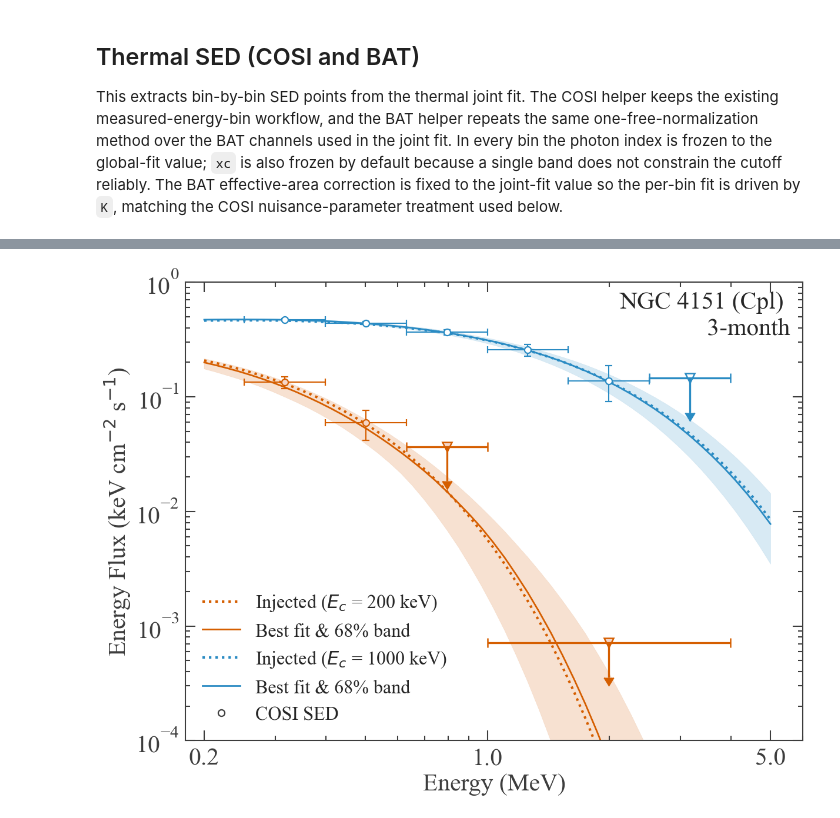
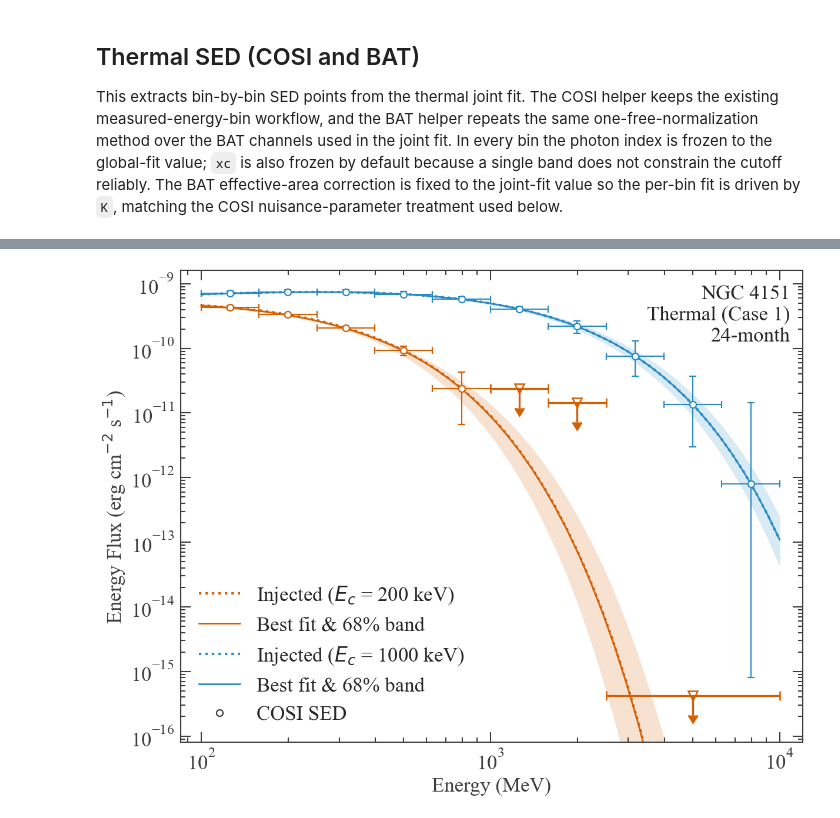
Before and after one commit to parshadkp/cosipy, a Jupyter notebook: docs/tutorials/spectral_fits/continuum_fit/AGN/AGN_Corona_Paper_Plots_TH.ipynb, the cells around one changed output, grey strips where cells are left out. Cells and saved outputs as stored; diff of their text form; code cells hidden in the pictures.

```diff
--- a/docs/tutorials/spectral_fits/continuum_fit/AGN/AGN_Corona_Paper_Plots_TH.ipynb
+++ b/docs/tutorials/spectral_fits/continuum_fit/AGN/AGN_Corona_Paper_Plots_TH.ipynb
@@ -341,7 +146,7 @@ NGC4151_ec200_bkg = NGC4151_ec200 + bkg
 
 # full_bkg = Histogram.open(data_path /  "DC4_Files/Total_DC4_BG_3months_binned_data_filtered_with_SAAcut_withSAAbck.hdf5")*multiplier_4151
 # %%
-NGC4151_ec1000 = Histogram.open(data_path/"AGN_Data/GammaRay/Paper_Models/NGC_4151_ec1000_DC3_COSI_cpl.hdf5")*multiplier_4151
+NGC4151_ec1000 = Histogram.open(data_path/"AGN_Data/GammaRay/Paper_Models/NGC4151_ec_1000_DC4_COSI_cpl_60_fovCut.hdf5")*multiplier_4151
 NGC4151_ec1000.axes["Em"].axis_scale = bkg.axes["Em"].axis_scale
 NGC4151_ec1000 = NGC4151_ec1000.to(
     unit=bkg.unit,
@@ -734,9 +558,8 @@ def _fit_includes_dataset(fit_results, dataset_name):
 has_bat_fit_200 = _fit_includes_dataset(results, 'BAT')
 has_bat_fit_1000 = _fit_includes_dataset(results_ec1000, 'BAT')
 has_any_bat_fit = has_bat_fit_200 or has_bat_fit_1000
-
-flux_energy_min_keV = 40 if has_any_bat_fit else 200
-flux_energy_max_keV = 5000
+flux_energy_min_keV = 100
+flux_energy_max_keV = 10000
 energy = np.geomspace(flux_energy_min_keV * u.keV, flux_energy_max_keV * u.keV).to_value(u.keV)
 
 flux_lo = np.zeros_like(energy)
@@ -1878,5 +1722,5 @@ display(
 # %%
-n_thermal_sed_bins = 6
+n_thermal_sed_bins = 10
 
 # # Manual Scan
 # thermal_cosi_sed_df_ec1000 = fit_thermal_cosi_sed(
@@ -1909,8 +1753,8 @@ thermal_cosi_sed_df_ec1000 = fit_thermal_cosi_sed(
     error_estimation='minos_then_manual',
     manual_k_profile_points=81,
     manual_one_sided_mode='lower_bound_interval',
-    energy_min_keV=200,
-    energy_max_keV=5000,
+    energy_min_keV=100,
+    energy_max_keV=10000,
     scan_expand_factor=1e3,
 )
 
@@ -1921,9 +1765,9 @@ display(
             "e_min_keV",
             "e_max_keV",
             "e_ref_keV",
-            "bin_energy_flux_keV_cm2_s",
-            "bin_energy_flux_lo_keV_cm2_s",
-            "bin_energy_flux_hi_keV_cm2_s",
+            "bin_energy_flux_erg_cm2_s",
+            "bin_energy_flux_lo_erg_cm2_s",
+            "bin_energy_flux_hi_erg_cm2_s",
         ]
     ]
 )
@@ -1978,5 +1829,5 @@ display(
 # %%
-FONT_SIZE = 30
+FONT_SIZE = 25
 
 plt.rcParams["agg.path.chunksize"] = 10000
 plt.rcParams.update({"font.size": FONT_SIZE})
@@ -2015,14 +1866,14 @@ def _plot_sed_points(ax, det, ul, marker, color, facecolor, label):
     if not det.empty:
         detection_yerr = np.vstack(
             [
-                np.maximum(det['sed_keV_cm2_s'] - det['sed_lo_keV_cm2_s'], 0),
-                np.maximum(det['sed_hi_keV_cm2_s'] - det['sed_keV_cm2_s'], 0),
+                np.maximum(det['sed_erg_cm2_s'] - det['sed_lo_erg_cm2_s'], 0),
+                np.maximum(det['sed_hi_erg_cm2_s'] - det['sed_erg_cm2_s'], 0),
             ]
         )
 
         ax.errorbar(
             det['e_ref_keV'],
-            det['sed_keV_cm2_s'],
+            det['sed_erg_cm2_s'],
             xerr=_make_xerr(det),
             yerr=detection_yerr,
             fmt=marker,
@@ -2038,7 +1889,7 @@ def _plot_sed_points(ax, det, ul, marker, color, facecolor, label):
         )
 
     if not ul.empty:
-        upper_y = ul['sed_hi_keV_cm2_s'].to_numpy()
+        upper_y = ul['sed_hi_erg_cm2_s'].to_numpy()
         upper_yerr = np.maximum(0.5 * upper_y, np.finfo(float).tiny)
 
         ax.errorbar(
@@ -2114,7 +1965,7 @@ FACE_1000 = 'white'
 
 ax.plot(
     energy,
-    energy * energy * flux_inj,
+    SED_KEV_TO_ERG * energy * energy * flux_inj,
     color=COLOR_200,
     ls=':',
     lw=3,
@@ -2122,22 +1973,22 @@ ax.plot(
 )
 ax.plot(
     energy,
-    energy * energy * flux_median,
+    SED_KEV_TO_ERG * energy * energy * flux_median,
     color=COLOR_200,
     lw=2,
     label=f'{fit_label} ($E_{{c}}$ = 200 keV)',
 )
 ax.fill_between(
     energy,
-    energy * energy * flux_lo,
-    energy * energy * flux_hi,
+    SED_KEV_TO_ERG * energy * energy * flux_lo,
+    SED_KEV_TO_ERG * energy * energy * flux_hi,
     alpha=0.18,
     color=COLOR_200,
 )
 
 ax.plot(
     energy,
-    energy * energy * flux_inj_ec1000,
+    SED_KEV_TO_ERG * energy * energy * flux_inj_ec1000,
     color=COLOR_1000,
     ls=':',
     lw=3,
@@ -2145,15 +1996,15 @@ ax.plot(
 )
 ax.plot(
     energy,
-    energy * energy * flux_median_ec1000,
+    SED_KEV_TO_ERG * energy * energy * flux_median_ec1000,
     color=COLOR_1000,
     lw=2,
     label=f'{fit_label} ($E_{{c}}$ = 1000 keV)',
 )
 ax.fill_between(
     energy,
-    energy * energy * flux_lo_ec1000,
-    energy * energy * flux_hi_ec1000,
+    SED_KEV_TO_ERG * energy * energy * flux_lo_ec1000,
+    SED_KEV_TO_ERG * energy * energy * flux_hi_ec1000,
     alpha=0.18,
     color=COLOR_1000,
 )
@@ -2164,7 +2015,7 @@ _plot_sed_points(
     ul_cosi_200,
     marker='o',
     color=COLOR_200,
-    facecolor=FACE_200,
+    facecolor='white',
     label=f'COSI bin-by-bin SED ($E_{{c}}$ = 200 keV; {len(det_cosi_200)} detections out of {n_cosi_sed_bins_200} bins)',
 )
 _plot_sed_points(
@@ -2173,7 +2024,7 @@ _plot_sed_points(
     ul_cosi_1000,
     marker='o',
     color=COLOR_1000,
-    facecolor=FACE_1000,
+    facecolor='white',
     label=f'COSI bin-by-bin SED ($E_{{c}}$ = 1000 keV; {len(det_cosi_1000)} detections out of {n_cosi_sed_bins_1000} bins)',
 )
 if has_bat_sed_200:
@@ -2207,46 +2058,41 @@ legend_handles = [
 if not det_cosi_200.empty or not det_cosi_1000.empty:
     legend_handles.append(
         plt.Line2D([], [], color='0.25', marker='o', markerfacecolor='white', markeredgewidth=1.6, linestyle='None', markersize=8, label='COSI SED')
     )
 
 if has_bat_sed_200 and not det_bat_200.empty:
     legend_handles.append(
         plt.Line2D([], [], color=COLOR_200, marker='^', markerfacecolor=FACE_200, markeredgewidth=1.6, linestyle='None', markersize=8, label='BAT SED')
     )
 
 if has_bat_sed_1000 and not det_bat_1000.empty:
     legend_handles.append(
         plt.Line2D([], [], color=COLOR_1000, marker='^', markerfacecolor=FACE_1000, markeredgewidth=1.6, linestyle='None', markersize=8, label='BAT SED')
     )
 
 ax.text(
-    0.98, 0.98,
-    f'NGC 4151 (Cpl) \n {exposure_4151}-month',
+    0.98, 0.97,
+    f'NGC 4151\nThermal (Case 1)\n{exposure_4151}-month',
     transform=ax.transAxes,
     ha='right', va='top',
     fontsize=FONT_SIZE,
     fontweight='550'
 )
 
 ax.set_xscale('log')
 ax.set_yscale('log')
 
-if has_any_bat_fit:
-    ax.set_xlim(30, 6000)
-    ax.xaxis.set_major_locator(mticker.FixedLocator([40, 200, 1000, 5000]))
-    ax.xaxis.set_major_formatter(mticker.FixedFormatter(['0.04', '0.2', '1.0', '5.0']))
-else:
-    ax.set_xlim(180, 6000)
-    ax.xaxis.set_major_locator(mticker.FixedLocator([200, 1000, 5000]))
-    ax.xaxis.set_major_formatter(mticker.FixedFormatter(['0.2', '1.0', '5.0']))
+ax.set_xlim(85, 12000)
+# ax.xaxis.set_major_locator(mticker.FixedLocator([100, 5000, 10000]))
+# ax.xaxis.set_major_formatter(mticker.FixedFormatter(["0.1", "5", "10"]))
 
-ax.set_ylim(1e-4, 1)
+ax.set_ylim(5e-8 * SED_KEV_TO_ERG, 1 * SED_KEV_TO_ERG)
 
 ax.set_xlabel('Energy (MeV)', fontsize=FONT_SIZE)
-ax.set_ylabel(r'Energy Flux (keV cm$^{-2}$ s$^{-1}$)', fontsize=FONT_SIZE)
-ax.legend(handles=legend_handles, fontsize=23, loc='lower left', frameon=False)
+ax.set_ylabel(r'Energy Flux (erg cm$^{-2}$ s$^{-1}$)', fontsize=FONT_SIZE)
+ax.legend(handles=legend_handles, fontsize=FONT_SIZE, loc='lower left', frameon=False)
 
-save_path = f'/Users/parshadkp/Library/CloudStorage/OneDrive-ClemsonUniversity/Papers/AGN_Corona_EC/Plots/NGC4151_ThModel_TH_200_1000_{exposure_4151}Months_{fit_suffix}_SED.pdf'
-# plt.savefig(save_path)
+save_path = f'/Users/parshadkp/Library/CloudStorage/OneDrive-ClemsonUniversity/Papers/AGN_Corona_EC_Overleaf/Plots/NGC4151_ThModel_TH_200_1000_{exposure_4151}Months_{fit_suffix}_SED.pdf'
+plt.savefig(save_path)
 # %% [output]
-[figure, old version]
+[figure, new version]
```
Also changed, not shown: parts of 25 cells of this notebook, 17 other files.
